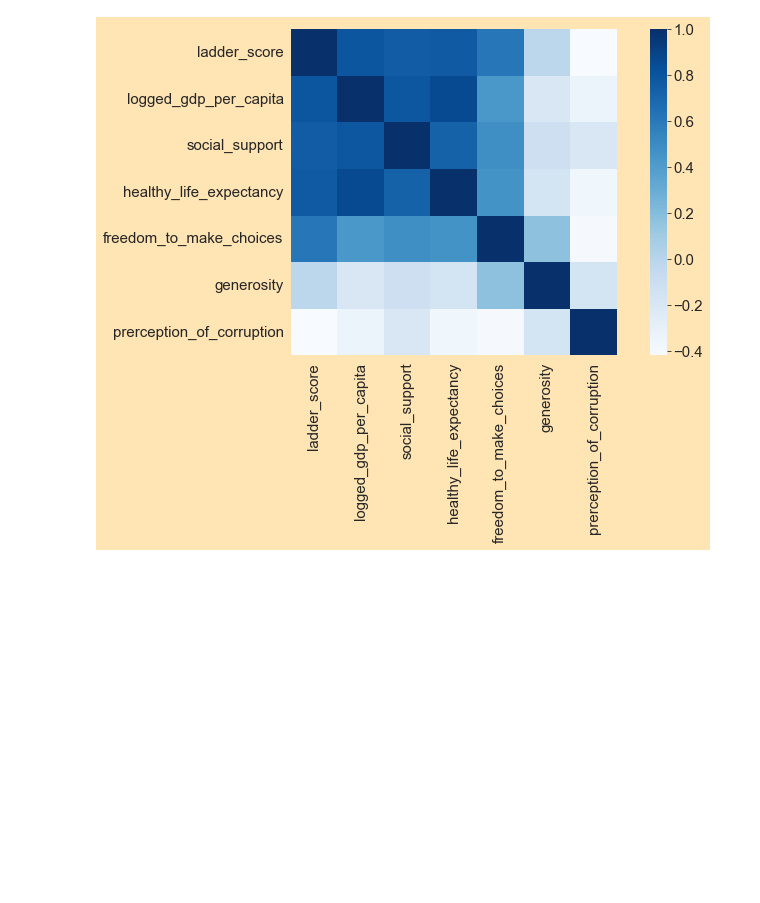
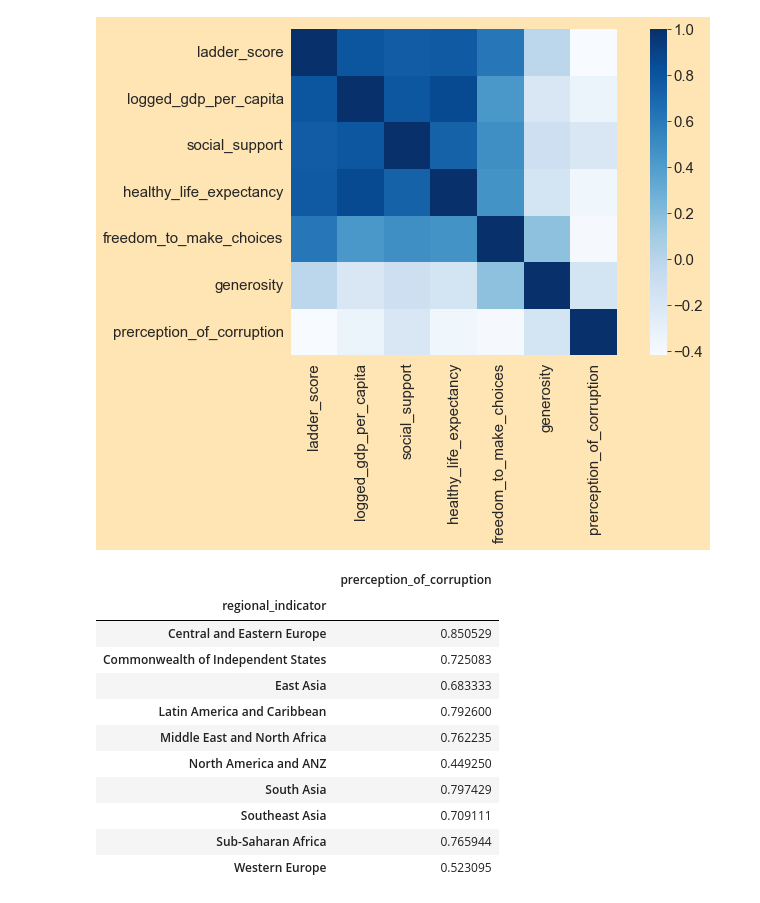
Before and after one commit to Rishiraj-singh7/World-Happiness-Report-, a Jupyter notebook: main.ipynb, the cells around one changed output. Cells and saved outputs as stored; diff of their text form; code cells hidden in the pictures; blank space fills up the shorter version.

```diff
--- a/main.ipynb
+++ b/main.ipynb
@@ -193,3 +193,20 @@ Deprecated in NumPy 1.20; for more details and guidance: https://numpy.org/devdo
   sns.heatmap(cor, mask = np.zeros_like(cor, dtype=np.bool),
 <AxesSubplot:>
 [figure]
+# %%
+# corruption in regions
+corruption = happy_df.groupby('regional_indicator')[['prerception_of_corruption']].mean()
+corruption
+# %% [output]
+|  | prerception_of_corruption |
+| regional_indicator |  |
+| Central and Eastern Europe | 0.850529 |
+| Commonwealth of Independent States | 0.725083 |
+| East Asia | 0.683333 |
+| Latin America and Caribbean | 0.792600 |
+| Middle East and North Africa | 0.762235 |
+| North America and ANZ | 0.449250 |
+| South Asia | 0.797429 |
+| Southeast Asia | 0.709111 |
+| Sub-Saharan Africa | 0.765944 |
+| Western Europe | 0.523095 |
```
Also changed, not shown: parts of 5 cells of this notebook.
